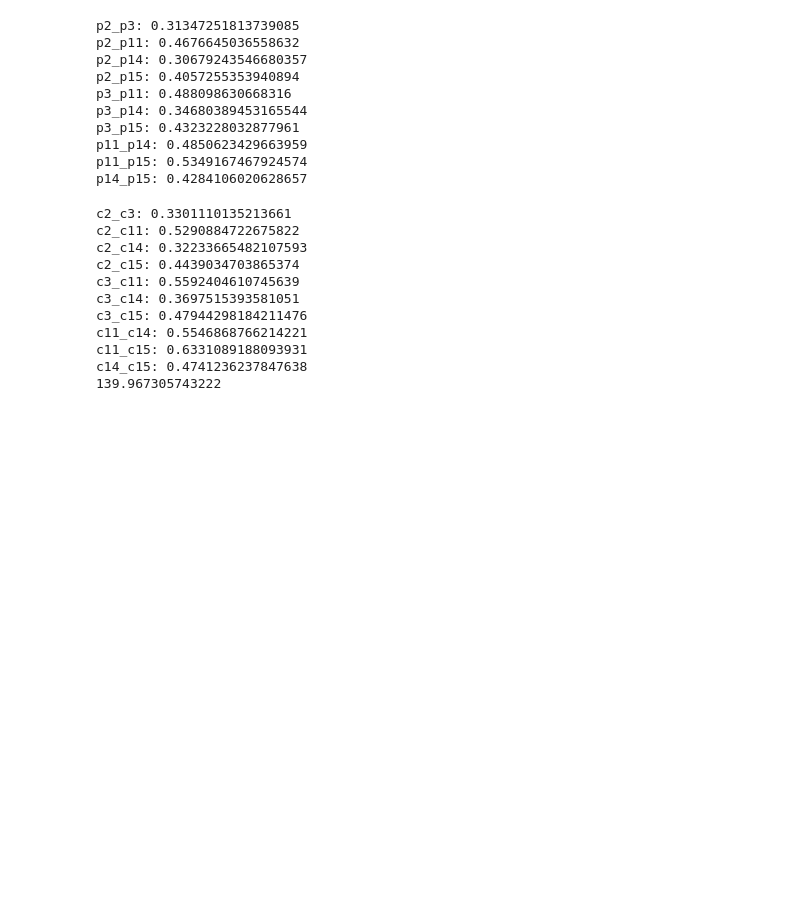
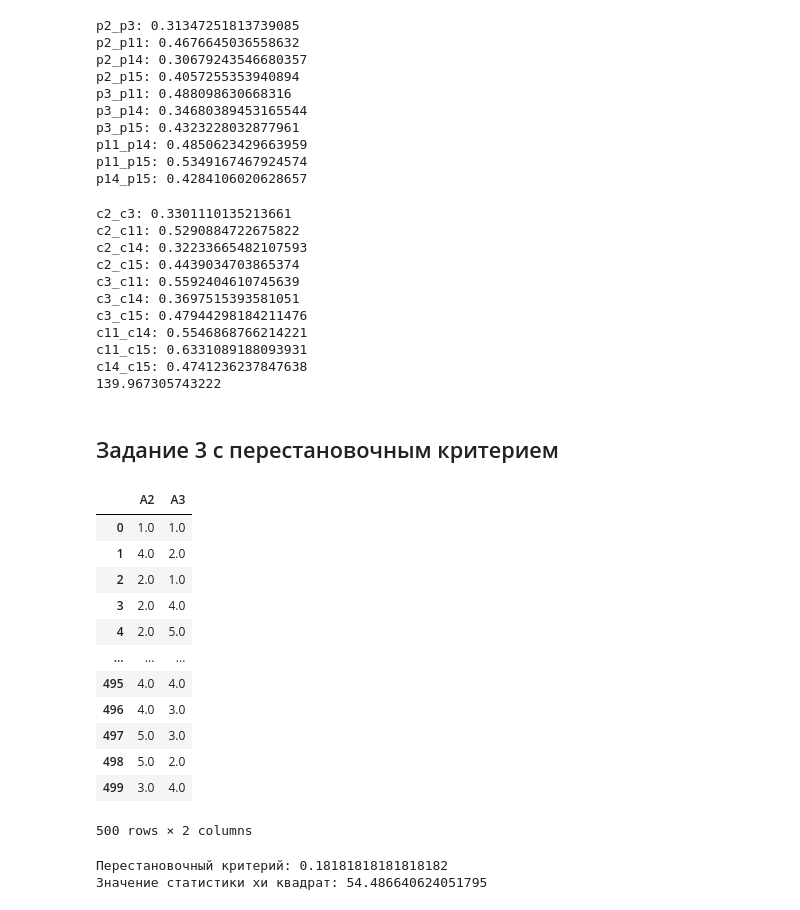
Before and after one commit to lalalaoalla/static-analysis-of-non-numeric-data, a Jupyter notebook: 1лаба/main.ipynb, the cells around one changed output. Saved outputs shown, nothing was run; the diff lists cells and outputs as text; code cells hidden in the pictures; blank space fills up the shorter version.

Commit message:
3 задание

```diff
--- a/1лаба/main.ipynb
+++ b/1лаба/main.ipynb
@@ -954,3 +954,42 @@ c11_c14: 0.5546868766214221
 c11_c15: 0.6331089188093931
 c14_c15: 0.4741236237847638
 139.967305743222
+# %% [markdown]
+## Задание 3 с перестановочным критерием
+# %%
+a2_a3_df=quantitative_data_df.loc[:,['A2','A3']]
+a2_a3_df
+# %% [output]
+|  | A2 | A3 |
+| 0 | 1.0 | 1.0 |
+| 1 | 4.0 | 2.0 |
+| 2 | 2.0 | 1.0 |
+| 3 | 2.0 | 4.0 |
+| 4 | 2.0 | 5.0 |
+| ... | ... | ... |
+| 495 | 4.0 | 4.0 |
+| 496 | 4.0 | 3.0 |
+| 497 | 5.0 | 3.0 |
+| 498 | 5.0 | 2.0 |
+| 499 | 3.0 | 4.0 |
+500 rows × 2 columns
+# %%
+#A2,A3
+
+from scipy.stats import permutation_test, chi2_contingency
+import pandas as pd
+
+a2_a3_df=quantitative_data_df.loc[:,['A2','A3']]
+
+def statistic_func(x, y):
+    # Функция, вычисляющая статистику зависимости (хи-квадрат)
+    return chi2_contingency(pd.crosstab(x, y))[0]
+
+result = permutation_test((a2_a3_df['A2'], a2_a3_df['A3']), statistic_func,
+                          permutation_type='independent', n_resamples=10)
+print(f"Перестановочный критерий: {result.pvalue}")
+
+print(f"Значение статистики хи квадрат: {a2_a3_hee_square}")
+# %% [output]
+Перестановочный критерий: 0.18181818181818182
+Значение статистики хи квадрат: 54.486640624051795
```
Also changed, not shown: parts of 10 cells of this notebook, 4 other files.
